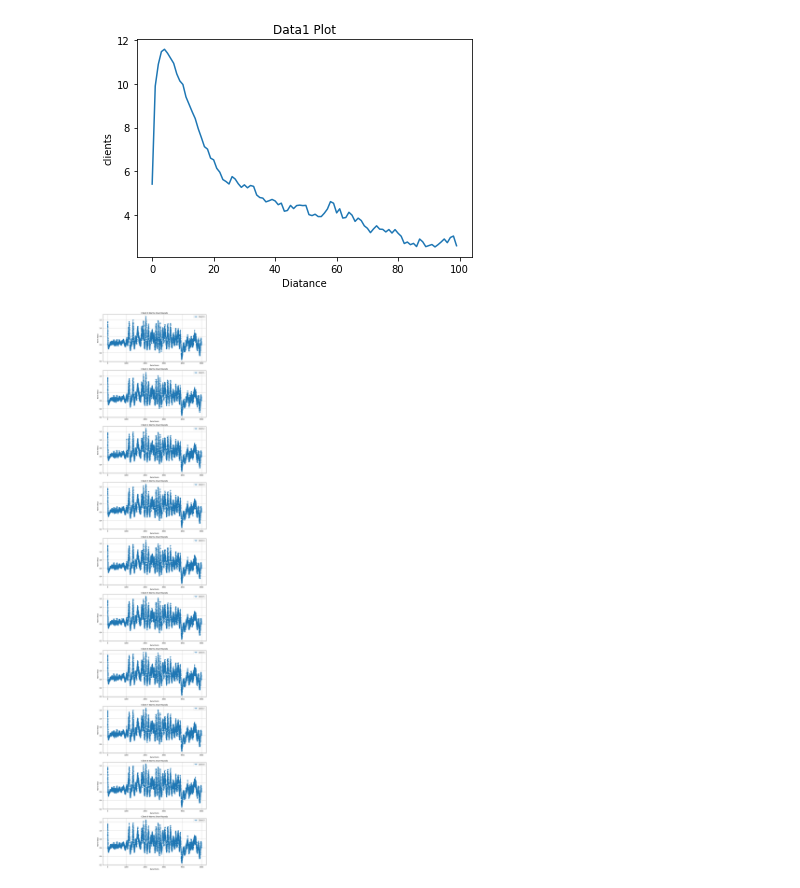
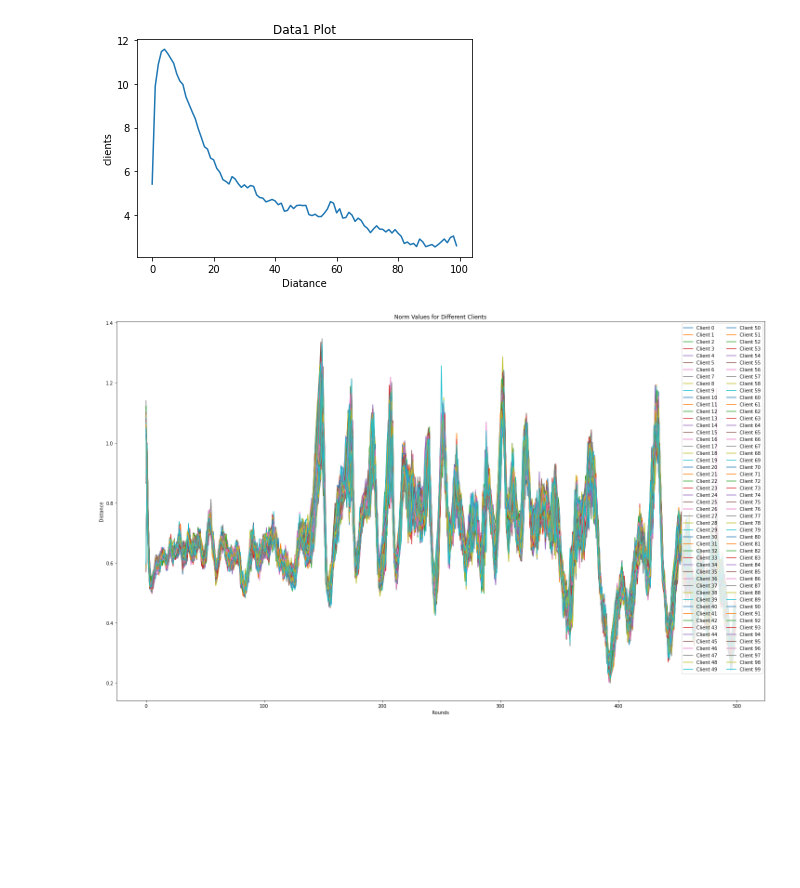
Before and after one commit to shou123/FLsim, a Jupyter notebook: results/plot.ipynb, the cells around one changed output. Drawn from its saved outputs; the diff is of its cells as text; code cells hidden in the pictures; blank space fills up the shorter version.

Commit message:
plot for distance chart.

```diff
--- a/results/plot.ipynb
+++ b/results/plot.ipynb
@@ -55,44 +55,42 @@ plt.ylabel("clients")
 plt.show()
 # %% [output]
 [figure]
-# %%
-import re
-import matplotlib.pyplot as plt
-
-# Define the file path
-file_path = "/home/shiyue/FLSim/results/distance_values.txt"
-
-# Initialize a dictionary to store data for each client
-client_data = {}
-
-# Read data from the file and organize it by client
-with open(file_path, "r") as file:
-    lines = file.readlines()
-    for line in lines:
-        match = re.match(r"Client (\d+)'s norm: ([\d.]+)\.", line)
-        if match:
-            client = int(match.group(1))
-            norm = float(match.group(2))
-            if client not in client_data:
-                client_data[client] = {'rounds': [], 'norms': []}
-            client_data[client]['norms'].append(norm)
-
-# Create subplots for each client
-num_clients = len(client_data)
-fig, axs = plt.subplots(num_clients, figsize=(10, 5 * num_clients))
-
-# Plot each client's data in a separate subplot
-for i, (client, data) in enumerate(client_data.items()):
-    num_data_points = len(data['norms'])
-    rounds = range(1, num_data_points + 1)
-    axs[i].plot(rounds, data['norms'], marker='o', linestyle='-', label=f'Client {client}')
-    axs[i].set_title(f'Client {client} Norms Over Rounds')
-    axs[i].set_xlabel('Data Points')
-    axs[i].set_ylabel('Norm Value')
-    axs[i].grid(True)
-    axs[i].legend()
-
-plt.tight_layout()  # Ensure subplots don't overlap
-plt.show()
-# %% [output]
-[figure, removed]
+# %%
+# Define the file path
+file_path = "/home/shiyue/FLSim/results/distance_values.txt"
+
+# Initialize a dictionary to store client data
+client_data = {}
+
+# Read the data from the file
+with open(file_path, "r") as file:
+    for line in file:
+        parts = line.split()
+        client_number = int(parts[1][:-2])  # Extract the client number
+        norm_value = float(parts[3])  # Extract the norm value
+        if client_number not in client_data:
+            client_data[client_number] = []
+        client_data[client_number].append(norm_value)
+# Set the figure size (adjust the width and height as needed)
+plt.figure(figsize=(25, 15))
+# Plot the data for all clients
+for client_number, data in client_data.items():
+    rounds = range(len(data))  # X-axis values
+    plt.plot(rounds, data, label=f'Client {client_number}')
+
+# Set plot labels and legend
+plt.title("Norm Values for Different Clients")
+plt.xlabel("Rounds")
+plt.ylabel("Distance")
+plt.legend(loc="upper right")
+
+# Define the number of legend columns
+num_legend_columns = 2  # Adjust as needed
+
+# Create a legend with multiple columns
+plt.legend(loc="upper right", ncol=num_legend_columns)
+
+# Show the plot
+plt.show()
+# %% [output]
+[figure, added]
```
Also changed, not shown: 1 other file.
